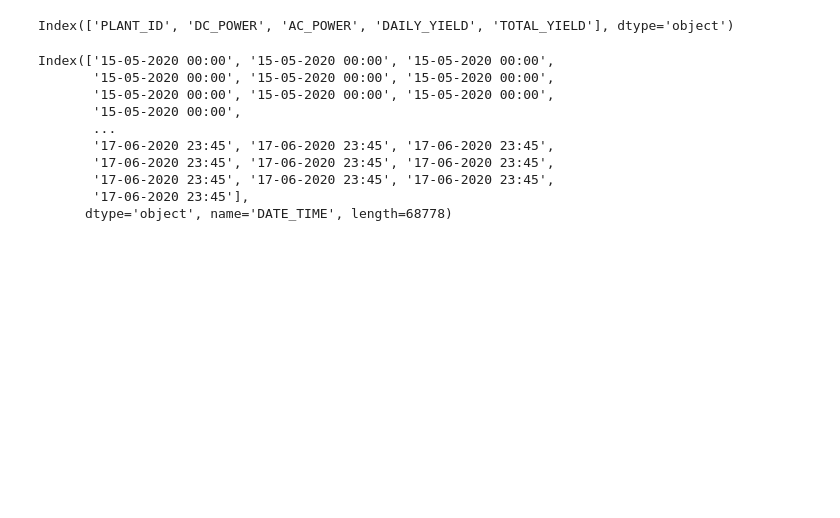
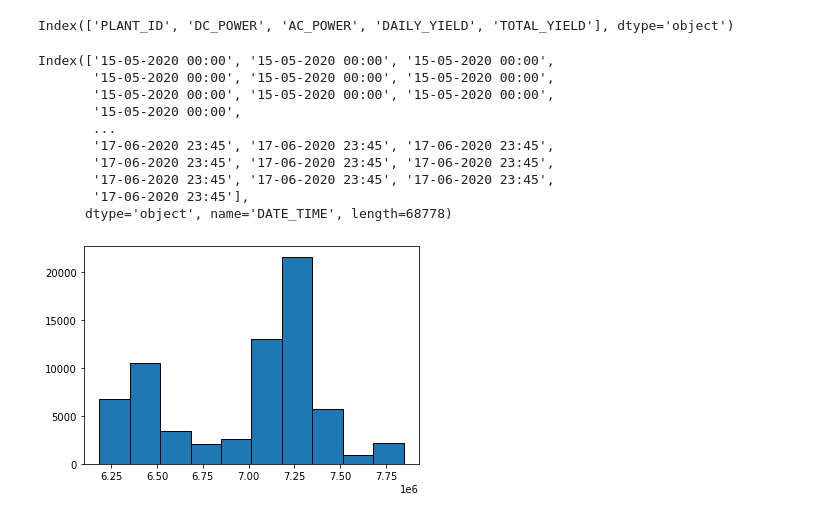
Before and after one commit to BurtonBarnes/solar, a Jupyter notebook: explore.ipynb, the cells around one changed output. Saved outputs shown, nothing was run; the diff lists cells and outputs as text; code cells hidden in the pictures; blank space fills up the shorter version.

```diff
--- a/explore.ipynb
+++ b/explore.ipynb
@@ -153,3 +153,8 @@ Index(['15-05-2020 00:00', '15-05-2020 00:00', '15-05-2020 00:00',
        '17-06-2020 23:45', '17-06-2020 23:45', '17-06-2020 23:45',
        '17-06-2020 23:45'],
       dtype='object', name='DATE_TIME', length=68778)
+# %%
+plt.hist(data=df, x='TOTAL_YIELD', edgecolor='black')
+plt.show()
+# %% [output]
+[figure, added]
```
Also changed, not shown: parts of 3 cells of this notebook.
